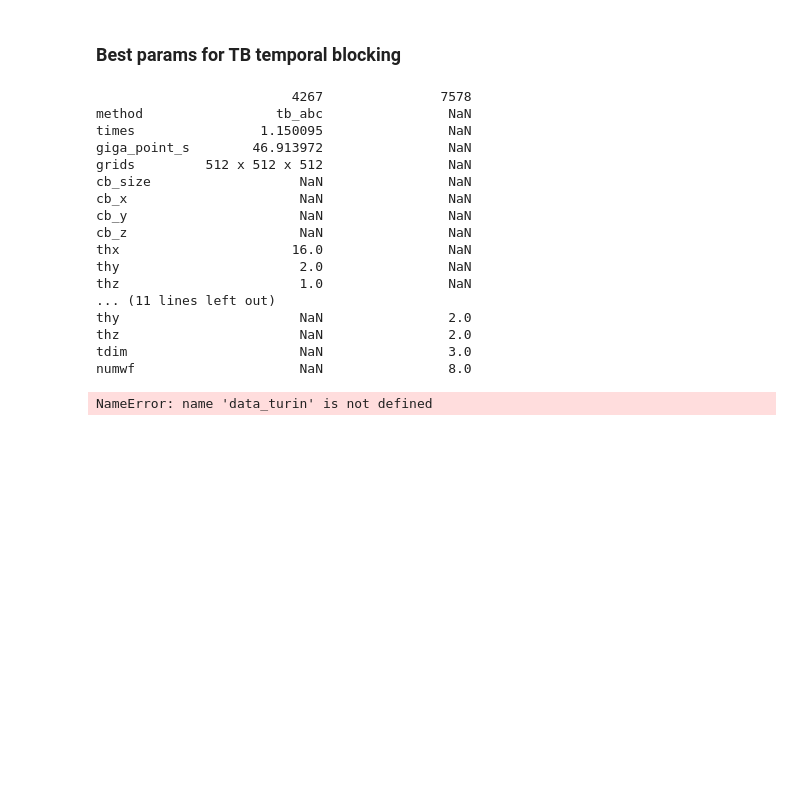
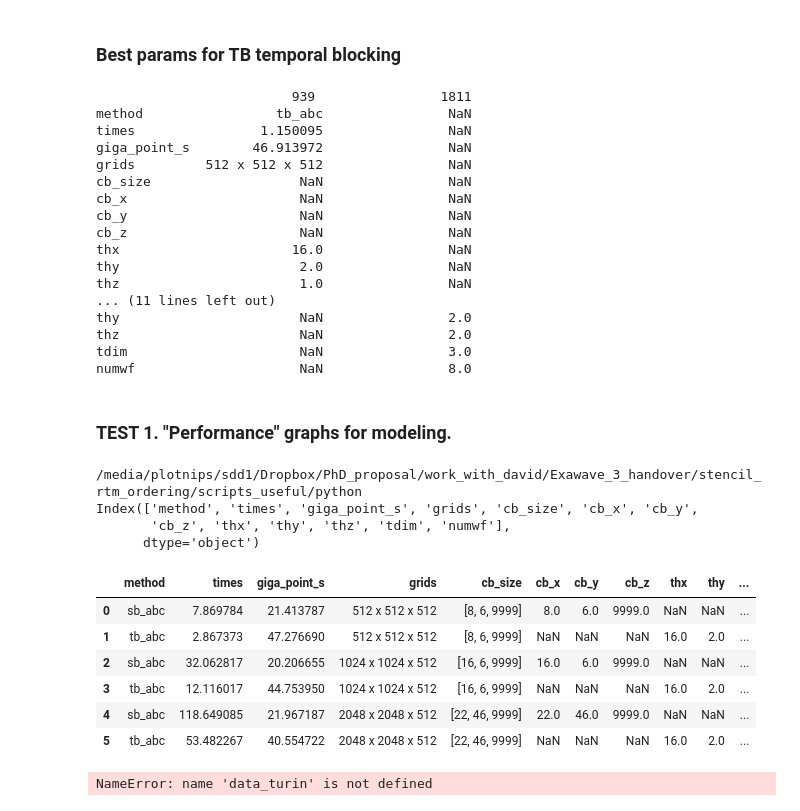
Before and after one commit to panzerkpfw6/panzer_repo, a Jupyter notebook: scripts_useful/python/stencil_rtm_SB_cache_blocking_research.ipynb, the cells around one changed output. Cells and saved outputs as stored; diff of their text form; code cells hidden in the pictures; blank space fills up the shorter version.

Commit message:
modify test

```diff
--- a/scripts_useful/python/stencil_rtm_SB_cache_blocking_research.ipynb
+++ b/scripts_useful/python/stencil_rtm_SB_cache_blocking_research.ipynb
@@ -75,26 +75,6 @@ def read_data_stencil_rtm(filename):
         previous_line=''
         for line in file:
             if ('Program started at' in line):
-                counter=counter+1
-                if counter>0:
-                    cores.append(tmp_ncores)
-                    times.append(tmp_time)
-                    giga_points.append(tmp_giga_points)
-                    giga_flops.append(tmp_giga_flops)
-                    point_updates.append(tmp_point_updates)
-                    flops.append(tmp_flops)
-                    method.append(tmp_method)
-                    grids.append(tmp_grid)
-                    cb_size.append(tmp_cb_size)
-                    cb_x.append(tmp_cb_x)
-                    cb_y.append(tmp_cb_y)
-                    cb_z.append(tmp_cb_z)
-                    thx.append(tmp_thx)
-                    thy.append(tmp_thy)
-                    thz.append(tmp_thz)
-                    tdim.append(tmp_tdim)
-                    numwf.append(tmp_numwf)
-
                 tmp_time=math.nan
                 tmp_giga_points=math.nan
                 tmp_giga_flops=math.nan
@@ -171,7 +151,24 @@ def read_data_stencil_rtm(filename):
                     tmp_thx = int(match.group(1))  # Extract thx value
                     tmp_thy = int(match.group(2))  # Extract thy value
                     tmp_thz = int(match.group(3))  # Extract thz value
-            elif '[STENCIL MSG]:END of modeling' or 'RTM HALAS' in line:
+            elif ('[STENCIL MSG]:END of modeling' in line) or ('RTM HALAS' in line):
+                cores.append(tmp_ncores)
+                times.append(tmp_time)
+                giga_points.append(tmp_giga_points)
+                giga_flops.append(tmp_giga_flops)
+                point_updates.append(tmp_point_updates)
+                flops.append(tmp_flops)
+                method.append(tmp_method)
+                grids.append(tmp_grid)
+                cb_size.append(tmp_cb_size)
+                cb_x.append(tmp_cb_x)
+                cb_y.append(tmp_cb_y)
+                cb_z.append(tmp_cb_z)
+                thx.append(tmp_thx)
+                thy.append(tmp_thy)
+                thz.append(tmp_thz)
+                tdim.append(tmp_tdim)
+                numwf.append(tmp_numwf)
                 counter=counter+1
             previous_line=line
     ################################################
@@ -376,7 +369,7 @@ for grid_name in grids_[0:2]:
     best_parameters_TB=pd.concat([best_parameters_TB,data_summary_1st.iloc[0]])
 print(best_parameters_TB)
 # %% [output]
-                         4267               7578
+                         939                1811
 method                 tb_abc                NaN
 times                1.150095                NaN
 giga_point_s        46.913972                NaN
@@ -393,6 +386,26 @@ thy                       NaN                2.0
 thz                       NaN                2.0
 tdim                      NaN                3.0
 numwf                     NaN                8.0
+# %% [markdown]
+### TEST 1. "Performance" graphs for modeling.
+# %%
+perf_data=read_data_stencil_rtm(os.path.join(folder_genoa,'test1_forward.log'))
+perf_data_summary=perf_data.copy()
+# %% [output]
+/media/plotnips/sdd1/Dropbox/PhD_proposal/work_with_david/Exawave_3_handover/stencil_rtm_ordering/scripts_useful/python
+Index(['method', 'times', 'giga_point_s', 'grids', 'cb_size', 'cb_x', 'cb_y',
+       'cb_z', 'thx', 'thy', 'thz', 'tdim', 'numwf'],
+      dtype='object')
+# %%
+perf_data_summary
+# %% [output]
+|  | method | times | giga_point_s | grids | cb_size | cb_x | cb_y | cb_z | thx | thy | ... |
+| 0 | sb_abc | 7.869784 | 21.413787 | 512 x 512 x 512 | [8, 6, 9999] | 8.0 | 6.0 | 9999.0 | NaN | NaN | ... |
+| 1 | tb_abc | 2.867373 | 47.276690 | 512 x 512 x 512 | [8, 6, 9999] | NaN | NaN | NaN | 16.0 | 2.0 | ... |
+| 2 | sb_abc | 32.062817 | 20.206655 | 1024 x 1024 x 512 | [16, 6, 9999] | 16.0 | 6.0 | 9999.0 | NaN | NaN | ... |
+| 3 | tb_abc | 12.116017 | 44.753950 | 1024 x 1024 x 512 | [16, 6, 9999] | NaN | NaN | NaN | 16.0 | 2.0 | ... |
+| 4 | sb_abc | 118.649085 | 21.967187 | 2048 x 2048 x 512 | [22, 46, 9999] | 22.0 | 46.0 | 9999.0 | NaN | NaN | ... |
+| 5 | tb_abc | 53.482267 | 40.554722 | 2048 x 2048 x 512 | [22, 46, 9999] | NaN | NaN | NaN | 16.0 | 2.0 | ... |
 # %%
 data_turin['arch']='turin'
 data_genoaX['arch']='genoaX'
```
Also changed, not shown: parts of 1 cell of this notebook, 2 other files.
